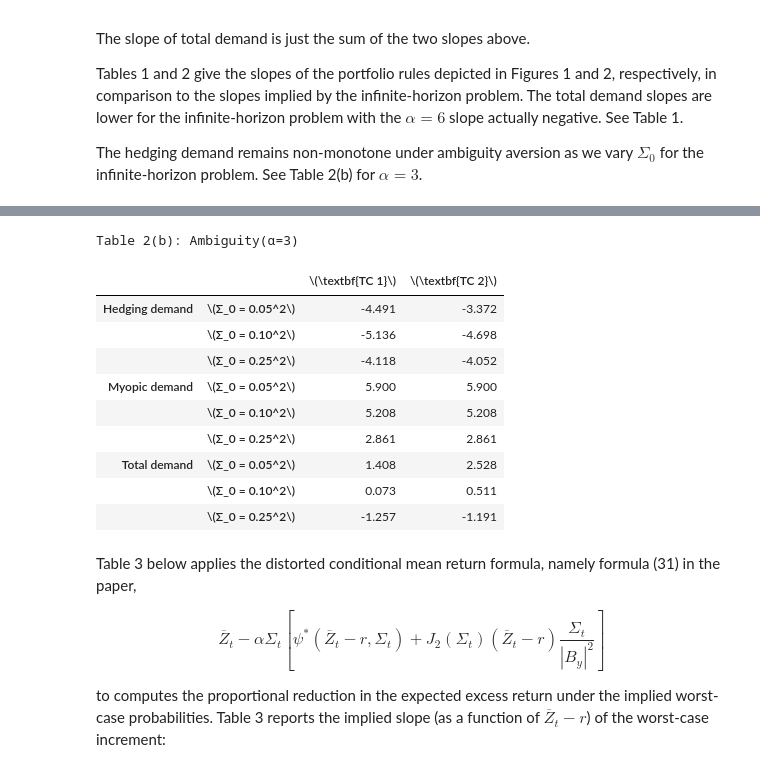
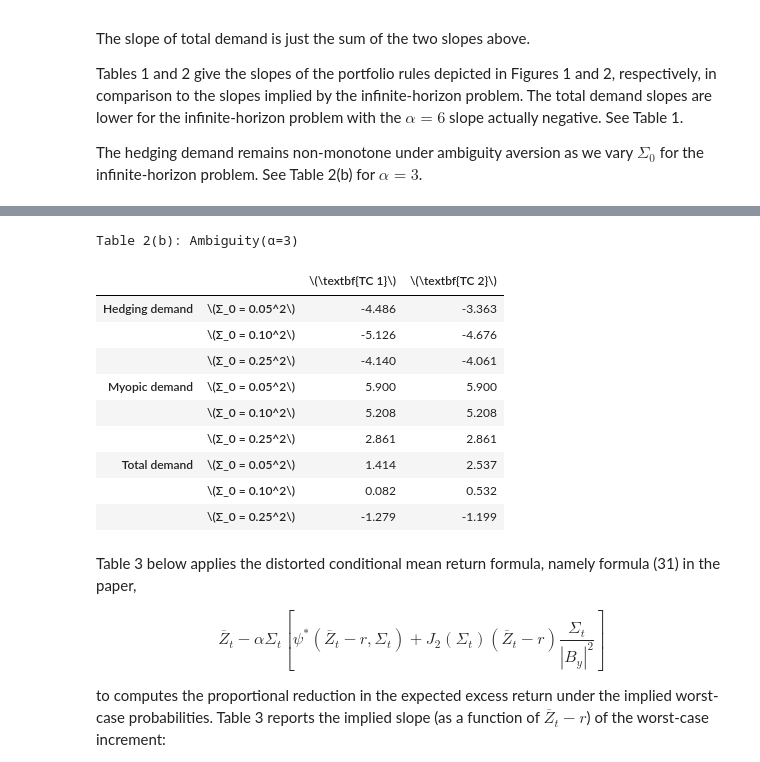
Before and after one commit to lphansen/PortfolioChoice, a Jupyter notebook: PortfolioSolution.ipynb, the cells around one changed output, grey strips where cells are left out. Saved outputs shown, nothing was run; the diff lists cells and outputs as text; code cells hidden in the pictures.

```diff
--- a/PortfolioSolution.ipynb
+++ b/PortfolioSolution.ipynb
@@ -418,11 +448,14 @@ def total_slope(k2, args):
 Alphas = [0, 3, 6]
 
 temp = []
+
 for alpha in Alphas:
     hed_temp = []
-    k2_Miao, _ = simulate_K0(25, 0.1, args=(Σ, B_y, γ, alpha, δ, r), limitingTerm=False)
+    k̃2_Miao = solve_K̃2(25, 0.1, args=(Σ, B_y, γ, alpha, δ, r), limitingTerm=False)
+    k2_Miao = k̃2_Miao.y.flatten()[::-1]
     hed_Miao = hedging_slope(k2_Miao[0], args=(Σ, B_y, γ, alpha, δ, r))
-    k2_Hansen, _ = simulate_K0(100_000, 0.1, args=(Σ, B_y, γ, alpha, δ, r), limitingTerm=True)
+    k̃2_Hansen = solve_K̃2(100_000, 0.1, args=(Σ, B_y, γ, alpha, δ, r), limitingTerm=True)
+    k2_Hansen = k̃2_Hansen.y.flatten()[::-1]
     hed_Hansen = hedging_slope(k2_Hansen[0], args=(Σ, B_y, γ, alpha, δ, r))
     hed_temp.append(hed_Hansen)
     hed_temp.append(hed_Miao)
@@ -430,9 +463,11 @@ for alpha in Alphas:
 
 for alpha in Alphas:
     my_temp = []
-    k2_Miao, _ = simulate_K0(25, 0.1, args=(Σ, B_y, γ, alpha, δ, r), limitingTerm=False)
+    k̃2_Miao = solve_K̃2(25, 0.1, args=(Σ, B_y, γ, alpha, δ, r), limitingTerm=False)
+    k2_Miao = k̃2_Miao.y.flatten()[::-1]
     my_Miao = myopic_slope(args=(Σ, B_y, γ, alpha, δ, r))
-    k2_Hansen, _ = simulate_K0(100_000, 0.1, args=(Σ, B_y, γ, alpha, δ, r), limitingTerm=True)
+    k̃2_Hansen = solve_K̃2(100_000, 0.1, args=(Σ, B_y, γ, alpha, δ, r), limitingTerm=True)
+    k2_Hansen = k̃2_Hansen.y.flatten()[::-1]
     my_Hansen = myopic_slope(args=(Σ, B_y, γ, alpha, δ, r))
     my_temp.append(my_Hansen)
     my_temp.append(my_Miao)
@@ -440,9 +475,11 @@ for alpha in Alphas:
 
 for alpha in Alphas:
     total_temp = []
-    k2_Miao, _ = simulate_K0(25, 0.1, args=(Σ, B_y, γ, alpha, δ, r), limitingTerm=False)
+    k̃2_Miao = solve_K̃2(25, 0.1, args=(Σ, B_y, γ, alpha, δ, r), limitingTerm=False)
+    k2_Miao = k̃2_Miao.y.flatten()[::-1]
     total_Miao = total_slope(k2_Miao[0], args=(Σ, B_y, γ, alpha, δ, r))
-    k2_Hansen, _ = simulate_K0(100_000, 0.1, args=(Σ, B_y, γ, alpha, δ, r), limitingTerm=True)
+    k̃2_Hansen = solve_K̃2(100_000, 0.1, args=(Σ, B_y, γ, alpha, δ, r), limitingTerm=True)
+    k2_Hansen = k̃2_Hansen.y.flatten()[::-1]
     total_Hansen = total_slope(k2_Hansen[0], args=(Σ, B_y, γ, alpha, δ, r))
     total_temp.append(total_Hansen)
     total_temp.append(total_Miao)
@@ -528,52 +577,64 @@ alpha = 3
 temp = []
 for Σ in [0.05**2, 0.10**2, 0.25**2]:
     hed_temp = []
-    k2_Miao, _ = simulate_K0(25, 0.1, args=(Σ, B_y, γ, alpha, δ, r), limitingTerm=False)
+#     k2_Miao, _ = simulate_K0(25, 0.1, args=(Σ, B_y, γ, alpha, δ, r), limitingTerm=False)
+    k̃2_Miao = solve_K̃2(25, 0.1, args=(Σ, B_y, γ, alpha, δ, r), limitingTerm=False)
+    k2_Miao = k̃2_Miao.y.flatten()[::-1]
     hed_Miao = hedging_slope(k2_Miao[0], args=(Σ, B_y, γ, alpha, δ, r))
-    k2_Hansen, _ = simulate_K0(100_000, 0.1, args=(Σ, B_y, γ, alpha, δ, r), limitingTerm=True)
+#     k2_Hansen, _ = simulate_K0(100_000, 0.1, args=(Σ, B_y, γ, alpha, δ, r), limitingTerm=True)
+    k̃2_Hansen = solve_K̃2(100_000, 0.1, args=(Σ, B_y, γ, alpha, δ, r), limitingTerm=True)
+    k2_Hansen = k̃2_Hansen.y.flatten()[::-1]
     hed_Hansen = hedging_slope(k2_Hansen[0], args=(Σ, B_y, γ, alpha, δ, r))
     hed_temp.append(hed_Hansen)
     hed_temp.append(hed_Miao)
     temp.append(hed_temp)
 
 for Σ in [0.05**2, 0.10**2, 0.25**2]:
     my_temp = []
-    k2_Miao, _ = simulate_K0(25, 0.1, args=(Σ, B_y, γ, alpha, δ, r), limitingTerm=False)
+#     k2_Miao, _ = simulate_K0(25, 0.1, args=(Σ, B_y, γ, alpha, δ, r), limitingTerm=False)
+    k̃2_Miao = solve_K̃2(25, 0.1, args=(Σ, B_y, γ, alpha, δ, r), limitingTerm=False)
+    k2_Miao = k̃2_Miao.y.flatten()[::-1]
     my_Miao = myopic_slope(args=(Σ, B_y, γ, alpha, δ, r))
-    k2_Hansen, _ = simulate_K0(100_000, 0.1, args=(Σ, B_y, γ, alpha, δ, r), limitingTerm=True)
+#     k2_Hansen, _ = simulate_K0(100_000, 0.1, args=(Σ, B_y, γ, alpha, δ, r), limitingTerm=True)
+    k̃2_Hansen = solve_K̃2(100_000, 0.1, args=(Σ, B_y, γ, alpha, δ, r), limitingTerm=True)
+    k2_Hansen = k̃2_Hansen.y.flatten()[::-1]
     my_Hansen = myopic_slope(args=(Σ, B_y, γ, alpha, δ, r))
     my_temp.append(my_Hansen)
     my_temp.append(my_Miao)
     temp.append(my_temp)
 
 for Σ in [0.05**2, 0.10**2, 0.25**2]:
     total_temp = []
-    k2_Miao, _ = simulate_K0(25, 0.1, args=(Σ, B_y, γ, alpha, δ, r), limitingTerm=False)
+#     k2_Miao, _ = simulate_K0(25, 0.1, args=(Σ, B_y, γ, alpha, δ, r), limitingTerm=False)
+    k̃2_Miao = solve_K̃2(25, 0.1, args=(Σ, B_y, γ, alpha, δ, r), limitingTerm=False)
+    k2_Miao = k̃2_Miao.y.flatten()[::-1]
     total_Miao = total_slope(k2_Miao[0], args=(Σ, B_y, γ, alpha, δ, r))
-    k2_Hansen, _ = simulate_K0(100_000, 0.1, args=(Σ, B_y, γ, alpha, δ, r), limitingTerm=True)
+#     k2_Hansen, _ = simulate_K0(100_000, 0.1, args=(Σ, B_y, γ, alpha, δ, r), limitingTerm=True)
+    k̃2_Hansen = solve_K̃2(100_000, 0.1, args=(Σ, B_y, γ, alpha, δ, r), limitingTerm=True)
+    k2_Hansen = k̃2_Hansen.y.flatten()[::-1]
     total_Hansen = total_slope(k2_Hansen[0], args=(Σ, B_y, γ, alpha, δ, r))
     total_temp.append(total_Hansen)
     total_temp.append(total_Miao)
     temp.append(total_temp)
 
 data2b = np.round(temp,3)
 contents = ["Hedging demand", "Myopic demand", "Total demand"]
 ids = pd.MultiIndex.from_product([contents, ['\(Σ_0 = 0.05^2\)', '\(Σ_0 = 0.10^2\)', "\(Σ_0 = 0.25^2\)"]])
 tab2b = pd.DataFrame(data2b, index=ids, columns=["\(\textbf{TC 1}\)", "\(\textbf{TC 2}\)"])
 print("Table 2(b): Ambiguity(α={})".format(alpha))
 tab2b
 # %% [output]
 Table 2(b): Ambiguity(α=3)
 |  |  | \(\textbf{TC 1}\) | \(\textbf{TC 2}\) |
-| Hedging demand | \(Σ_0 = 0.05^2\) | -4.491 | -3.372 |
-|  | \(Σ_0 = 0.10^2\) | -5.136 | -4.698 |
-|  | \(Σ_0 = 0.25^2\) | -4.118 | -4.052 |
+| Hedging demand | \(Σ_0 = 0.05^2\) | -4.486 | -3.363 |
+|  | \(Σ_0 = 0.10^2\) | -5.126 | -4.676 |
+|  | \(Σ_0 = 0.25^2\) | -4.140 | -4.061 |
 | Myopic demand | \(Σ_0 = 0.05^2\) | 5.900 | 5.900 |
 |  | \(Σ_0 = 0.10^2\) | 5.208 | 5.208 |
 |  | \(Σ_0 = 0.25^2\) | 2.861 | 2.861 |
-| Total demand | \(Σ_0 = 0.05^2\) | 1.408 | 2.528 |
-|  | \(Σ_0 = 0.10^2\) | 0.073 | 0.511 |
-|  | \(Σ_0 = 0.25^2\) | -1.257 | -1.191 |
+| Total demand | \(Σ_0 = 0.05^2\) | 1.414 | 2.537 |
+|  | \(Σ_0 = 0.10^2\) | 0.082 | 0.532 |
+|  | \(Σ_0 = 0.25^2\) | -1.279 | -1.199 |
 # %% [markdown]
 Table 3 below applies the distorted conditional mean return formula, namely formula (31) in the paper,
 
```
Also changed, not shown: parts of 14 cells of this notebook, 1 other file.
